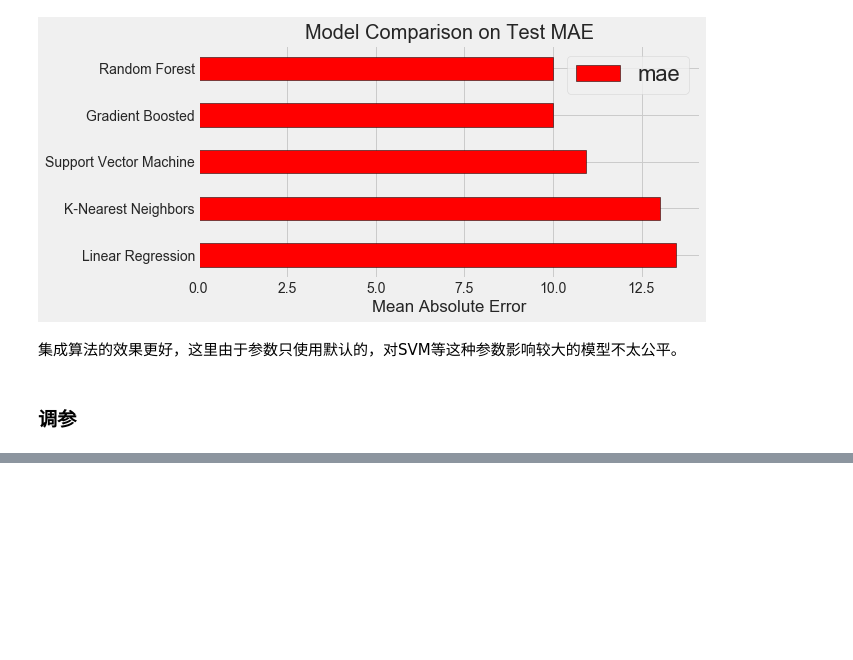
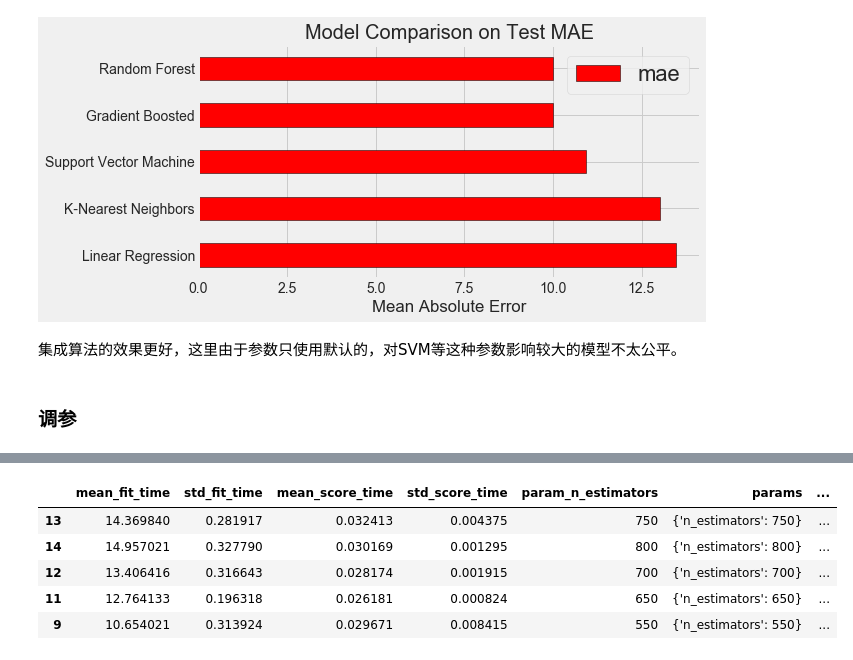
Before and after one commit to ben1234560/AiLearning-Theory-Applying, a Jupyter notebook: 机器学习竞赛实战_优胜解决方案/建筑能源利用率预测/建模与分析_建筑能源利用率预测.ipynb, the cells around one changed output, grey strips where cells are left out. Saved outputs shown, nothing was run; the diff lists cells and outputs as text; code cells hidden in the pictures; blank space fills up the shorter version.

```diff
--- a/机器学习竞赛实战_优胜解决方案/建筑能源利用率预测/建模与分析_建筑能源利用率预测.ipynb
+++ b/机器学习竞赛实战_优胜解决方案/建筑能源利用率预测/建模与分析_建筑能源利用率预测.ipynb
@@ -192,0 +351,9 @@ plt.title('Model Comparison on Test MAE', size = 20);
+# %%
+results.sort_values('mean_test_score', ascending = False).head(5)
+# %% [output]
+|  | mean_fit_time | std_fit_time | mean_score_time | std_score_time | param_n_estimators | params | ... |
+| 13 | 14.369840 | 0.281917 | 0.032413 | 0.004375 | 750 | {'n_estimators': 750} | ... |
+| 14 | 14.957021 | 0.327790 | 0.030169 | 0.001295 | 800 | {'n_estimators': 800} | ... |
+| 12 | 13.406416 | 0.316643 | 0.028174 | 0.001915 | 700 | {'n_estimators': 700} | ... |
+| 11 | 12.764133 | 0.196318 | 0.026181 | 0.000824 | 650 | {'n_estimators': 650} | ... |
+| 9 | 10.654021 | 0.313924 | 0.029671 | 0.008415 | 550 | {'n_estimators': 550} | ... |
```
Also changed, not shown: parts of 11 cells of this notebook, 1 other file.
